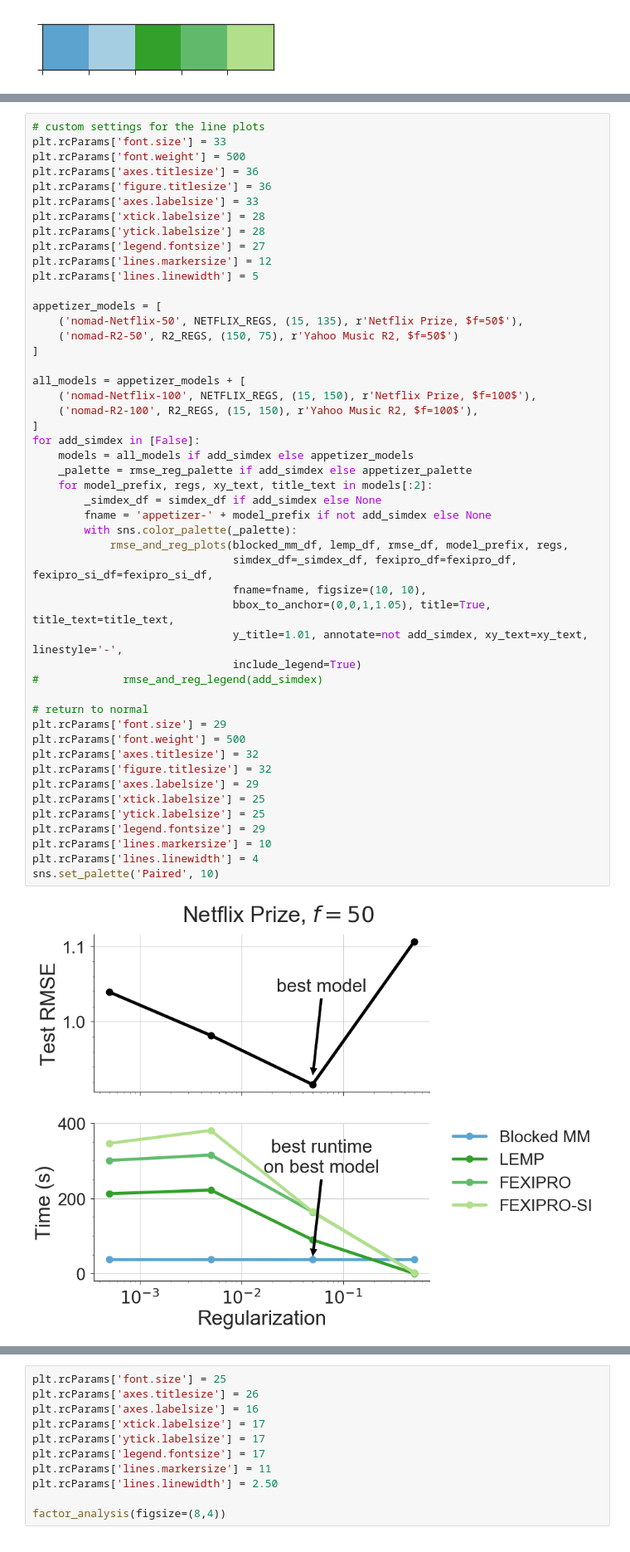
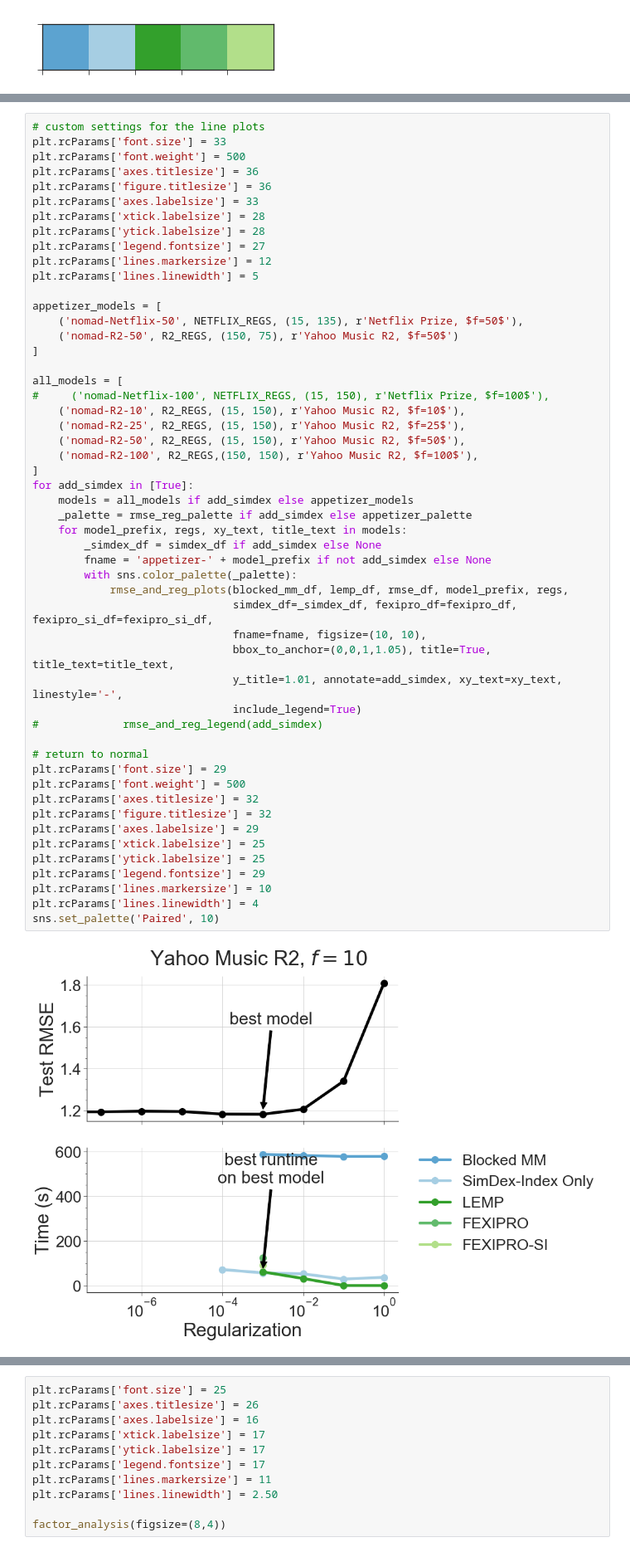
Before and after one commit to stanford-futuredata/optimus-maximus, a Jupyter notebook: plots/simdex-plots.ipynb, the cells around one changed output, grey strips where cells are left out. Shown: that part at 83% size. Saved outputs shown, nothing was run; the diff lists cells and outputs as text.

```diff
--- a/plots/simdex-plots.ipynb
+++ b/plots/simdex-plots.ipynb
@@ -166,37 +168,40 @@ appetizer_models = [
     ('nomad-Netflix-50', NETFLIX_REGS, (15, 135), r'Netflix Prize, $f=50$'),
     ('nomad-R2-50', R2_REGS, (150, 75), r'Yahoo Music R2, $f=50$')
 ]
 
-all_models = appetizer_models + [
-    ('nomad-Netflix-100', NETFLIX_REGS, (15, 150), r'Netflix Prize, $f=100$'),
-    ('nomad-R2-100', R2_REGS, (15, 150), r'Yahoo Music R2, $f=100$'),
+all_models = [
+#     ('nomad-Netflix-100', NETFLIX_REGS, (15, 150), r'Netflix Prize, $f=100$'),
+    ('nomad-R2-10', R2_REGS, (15, 150), r'Yahoo Music R2, $f=10$'),
+    ('nomad-R2-25', R2_REGS, (15, 150), r'Yahoo Music R2, $f=25$'),
+    ('nomad-R2-50', R2_REGS, (15, 150), r'Yahoo Music R2, $f=50$'),
+    ('nomad-R2-100', R2_REGS,(150, 150), r'Yahoo Music R2, $f=100$'),
 ]
-for add_simdex in [False]:
+for add_simdex in [True]:
     models = all_models if add_simdex else appetizer_models
     _palette = rmse_reg_palette if add_simdex else appetizer_palette
-    for model_prefix, regs, xy_text, title_text in models[:2]:
+    for model_prefix, regs, xy_text, title_text in models:
         _simdex_df = simdex_df if add_simdex else None
         fname = 'appetizer-' + model_prefix if not add_simdex else None
         with sns.color_palette(_palette):
             rmse_and_reg_plots(blocked_mm_df, lemp_df, rmse_df, model_prefix, regs,
                                simdex_df=_simdex_df, fexipro_df=fexipro_df, fexipro_si_df=fexipro_si_df,
                                fname=fname, figsize=(10, 10),
                                bbox_to_anchor=(0,0,1,1.05), title=True, title_text=title_text,
-                               y_title=1.01, annotate=not add_simdex, xy_text=xy_text, linestyle='-',
+                               y_title=1.01, annotate=add_simdex, xy_text=xy_text, linestyle='-',
                                include_legend=True)
 #             rmse_and_reg_legend(add_simdex)
 
 # return to normal
 plt.rcParams['font.size'] = 29
 plt.rcParams['font.weight'] = 500
 plt.rcParams['axes.titlesize'] = 32
 plt.rcParams['figure.titlesize'] = 32
 plt.rcParams['axes.labelsize'] = 29
 plt.rcParams['xtick.labelsize'] = 25
 plt.rcParams['ytick.labelsize'] = 25
 plt.rcParams['legend.fontsize'] = 29
 plt.rcParams['lines.markersize'] = 10
 plt.rcParams['lines.linewidth'] = 4
 sns.set_palette('Paired', 10)
 # %% [output]
-[figure, old version]
+[figure, new version]
```
Also changed, not shown: parts of 7 cells of this notebook, 13 other files.
